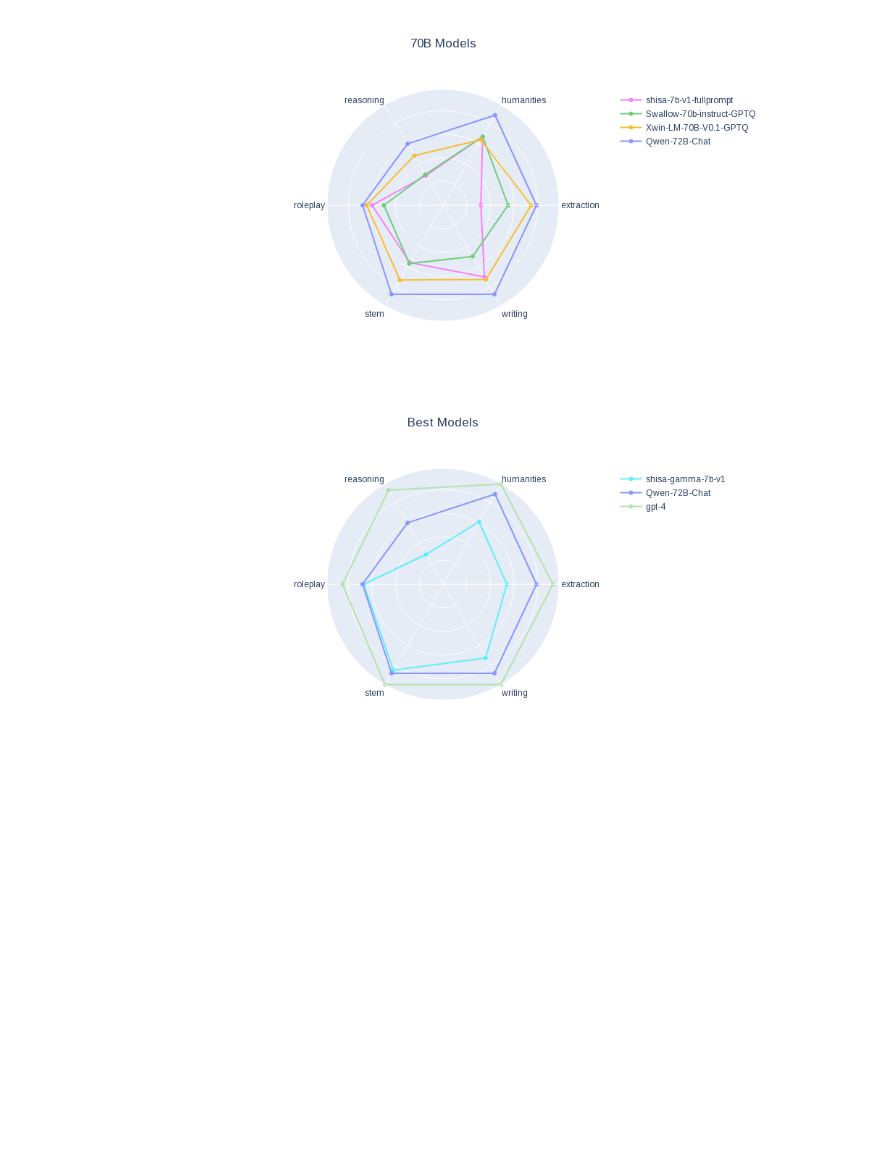
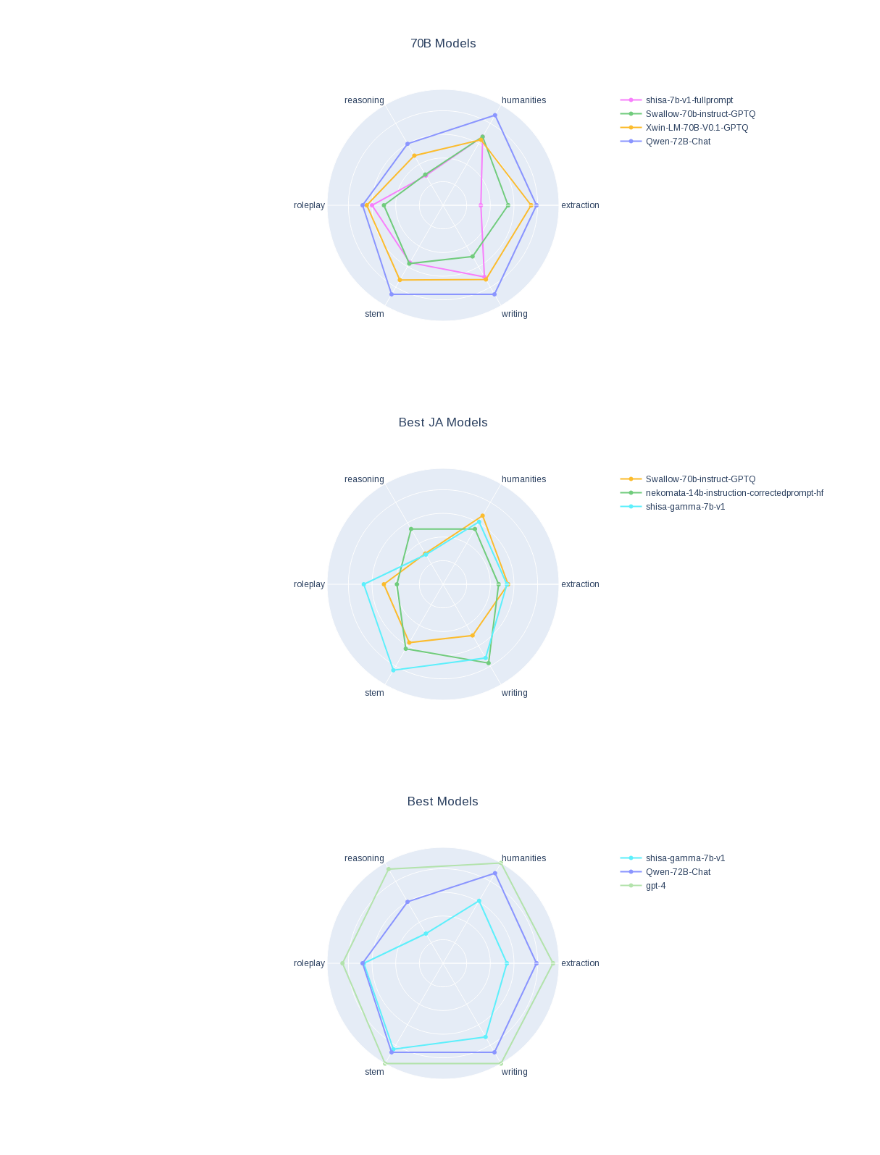
Before and after one commit to AUGMXNT/llm-judge, a Jupyter notebook: analyze.ipynb, the cells around one changed output. Drawn from its saved outputs; the diff is of its cells as text; code cells hidden in the pictures; blank space fills up the shorter version.

```diff
--- a/analyze.ipynb
+++ b/analyze.ipynb
@@ -232,6 +234,15 @@ plot_radar(df, '70B Models',
 ])
 # %% [output]
 [figure]
+# %%
+plot_radar(df, 'Best JA Models',
+[
+    ('Swallow-70b-instruct-GPTQ', '#fcbc2d'),
+    ('nekomata-14b-instruction-correctedprompt-hf', '#71cc7d'),
+    ('shisa-gamma-7b-v1', '#5df0fc'),
+])
+# %% [output]
+[figure, added]
 # %%
 plot_radar(df, 'Best Models',
 [
```
Also changed, not shown: parts of 1 cell of this notebook, 1 other file.
